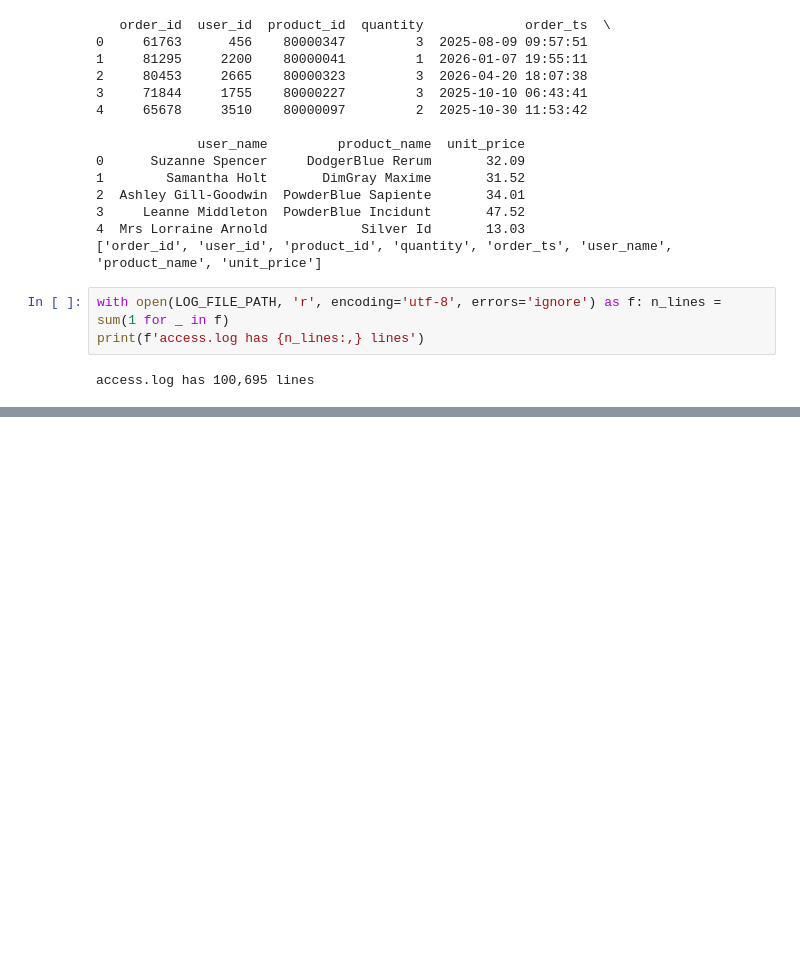
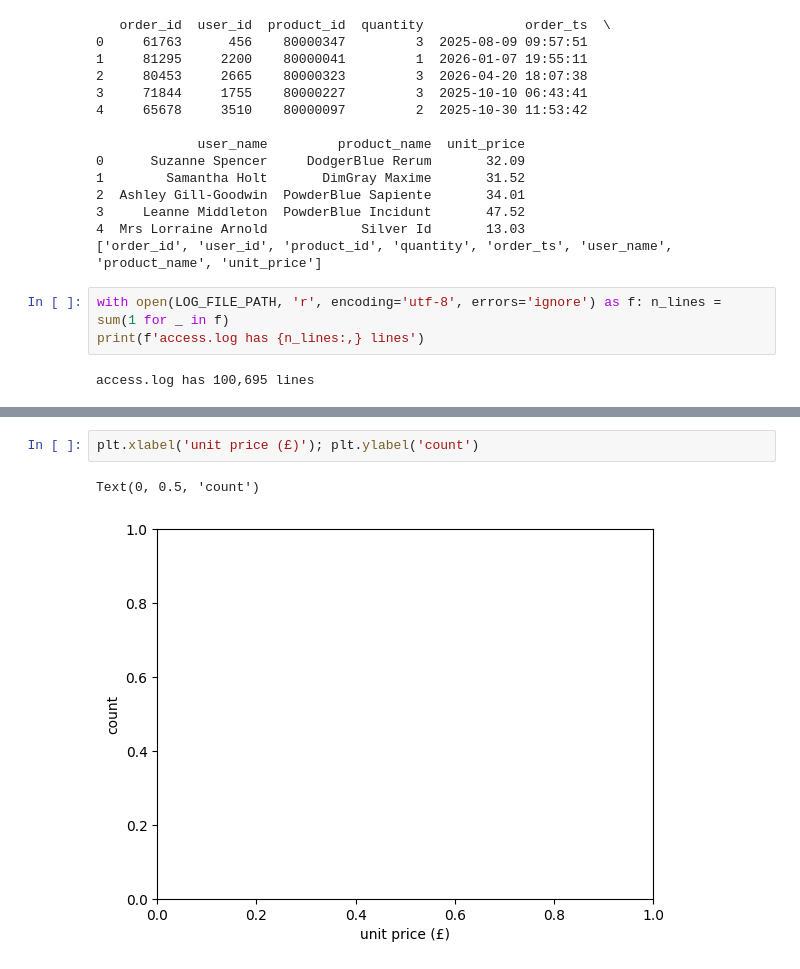
Before and after one commit to kadedamola40-svg/Learning-Journal, a Jupyter notebook: Hackathon1_Adedamola.ipynb, the cells around one changed output, grey strips where cells are left out. Saved outputs shown, nothing was run; the diff lists cells and outputs as text; blank space fills up the shorter version.

```diff
--- a/Hackathon1_Adedamola.ipynb
+++ b/Hackathon1_Adedamola.ipynb
@@ -165,0 +301,5 @@ TypeError: unhashable type: 'DataFrame'
+# %%
+plt.xlabel('unit price (£)'); plt.ylabel('count')
+# %% [output]
+Text(0, 0.5, 'count')
+[figure, added]
```
Also changed, not shown: parts of 32 cells of this notebook.
